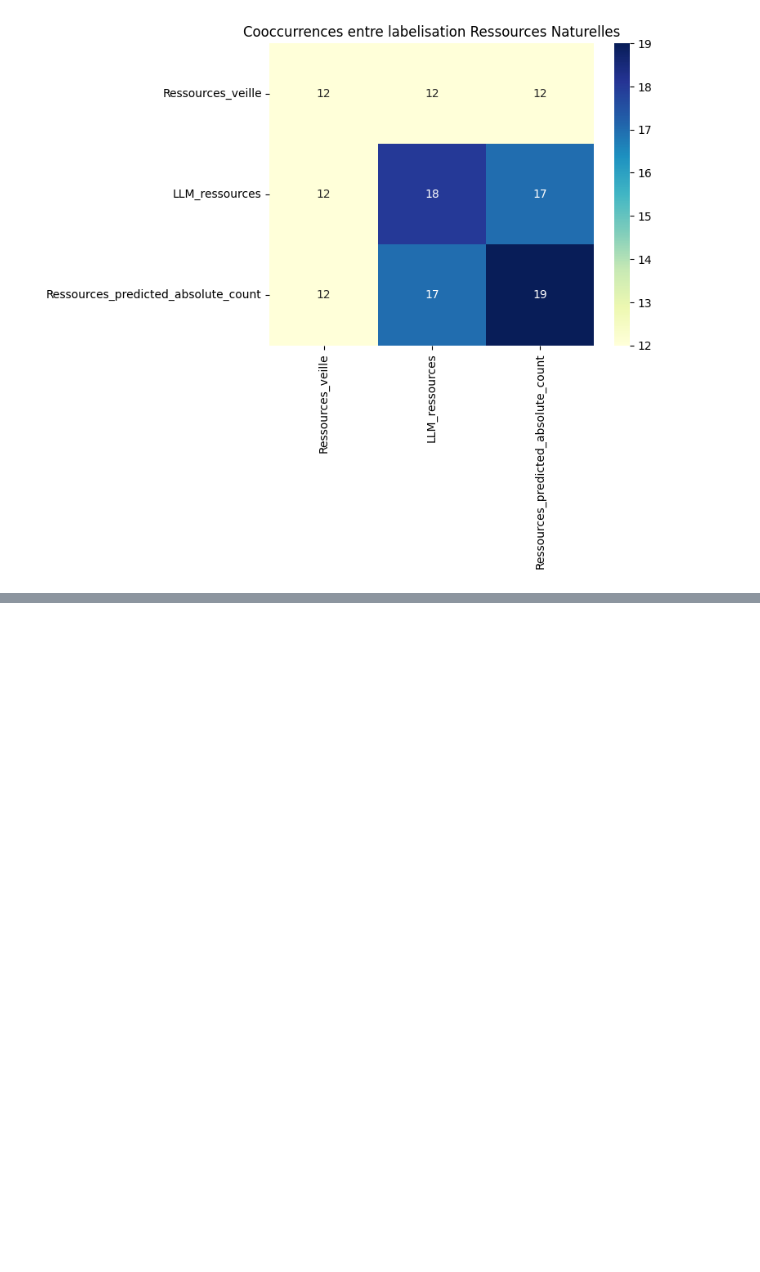
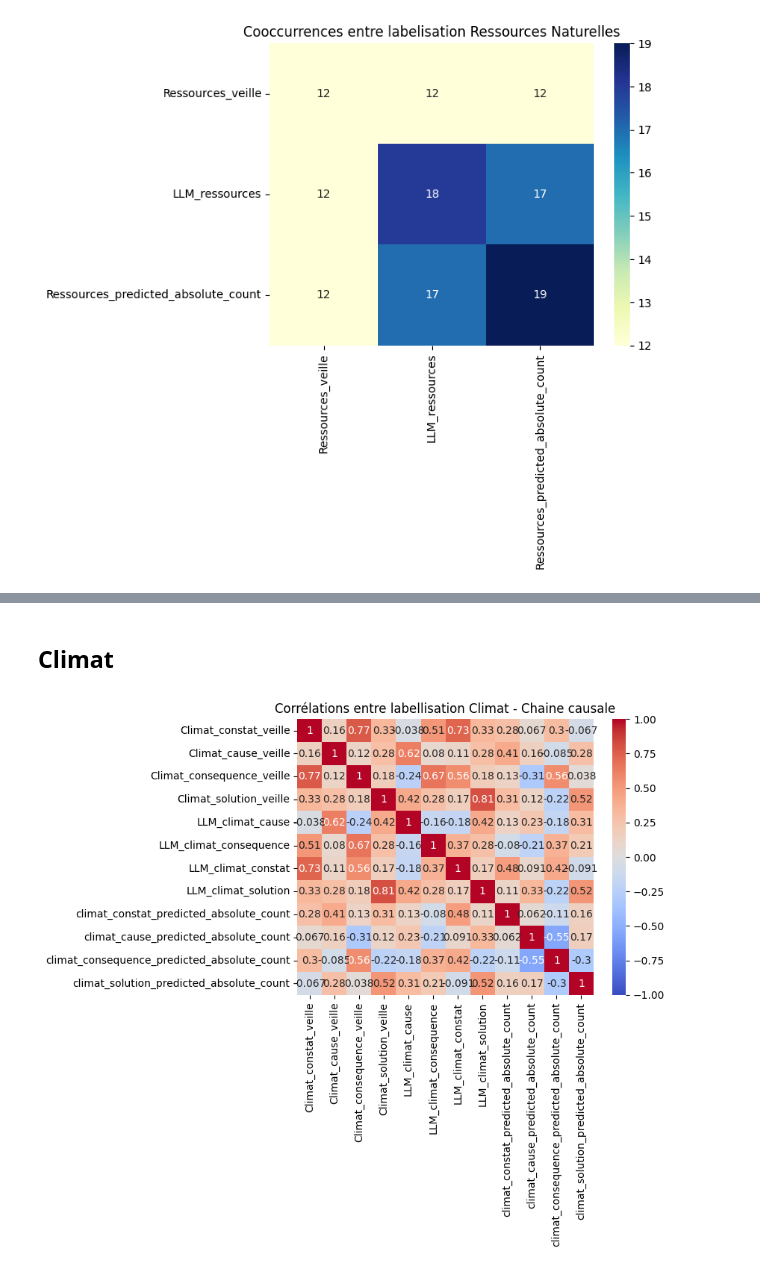
Before and after one commit to athebault/OME_methodo_presse, a Jupyter notebook: Comparaison_methodes_labellisation/analyses_articles_veille.ipynb, the cells around one changed output, grey strips where cells are left out. Cells and saved outputs as stored; diff of their text form; code cells hidden in the pictures; blank space fills up the shorter version.

Commit message:
formattage des données pour analyser les chaines causales

```diff
--- a/Comparaison_methodes_labellisation/analyses_articles_veille.ipynb
+++ b/Comparaison_methodes_labellisation/analyses_articles_veille.ipynb
@@ -346,0 +359,27 @@ data.query("Ressources_veille == False")[["Titre", "nom_fichier"] + col_for_ress
+# %%
+# Regroupement par article
+col_chaine = [
+    "Si l'article parle de la crise climatique, évoque-t-il les causes, conséquences, solutions ou constats ?",
+    "Si l'article parle de la crise de la biodiversité, évoque-t-il les causes, conséquences, solutions ou constats ?",
+    "Si l'article parle de la crise des ressources, évoque-t-il les causes, conséquences, solutions ou constats ?"
+]
+
+names = ["Climat", "Biodiv", "Ressources"]
+# %%
+# Creation des colonnes chaines causales pour la veille humaine
+for col, name in zip(col_chaine, names):
+    col_name_constat = str(name + "_constat_veille")
+    col_name_cause = str(name + "_cause_veille")
+    col_name_consequence = str(name + "_consequence_veille")
+    col_name_solution = str(name + "_solution_veille")
+
+    data[col_name_constat] = data[col].apply(lambda s: set_bool_value(s, "constats"))
+    data[col_name_cause] = data[col].apply(lambda s: set_bool_value(s, "causes"))
+    data[col_name_consequence] = data[col].apply(lambda s: set_bool_value(s, "conséquences"))
+    data[col_name_solution] = data[col].apply(lambda s: set_bool_value(s, "solutions"))
+# %%
+cols_climat_chaine = [
+    "Climat_constat_veille", "Climat_cause_veille","Climat_consequence_veille","Climat_solution_veille",
+    "LLM_climat_cause", "LLM_climat_consequence", "LLM_climat_constat", "LLM_climat_solution",
+    "climat_constat_predicted_absolute_count", "climat_cause_predicted_absolute_count", "climat_consequence_predicted_absolute_count", "climat_solution_predicted_absolute_count"
+]
@@ -346,0 +398,13 @@ data.query("Ressources_veille == False")[["Titre", "nom_fichier"] + col_for_ress
+# %% [markdown]
+## Climat
+# %%
+# Creation du jeu de données
+climat_chaine = data[cols_climat_chaine]
+# %%
+# --- 1. Matrice de corrélation ---
+corr_climat_chaine = climat_chaine.corr(method="pearson")
+sns.heatmap(corr_climat_chaine, annot=True, cmap="coolwarm", vmin=-1, vmax=1)
+plt.title("Corrélations entre labellisation Climat - Chaine causale")
+plt.show()
+# %% [output]
+[figure, added]
```
Also changed, not shown: parts of 17 cells of this notebook.
